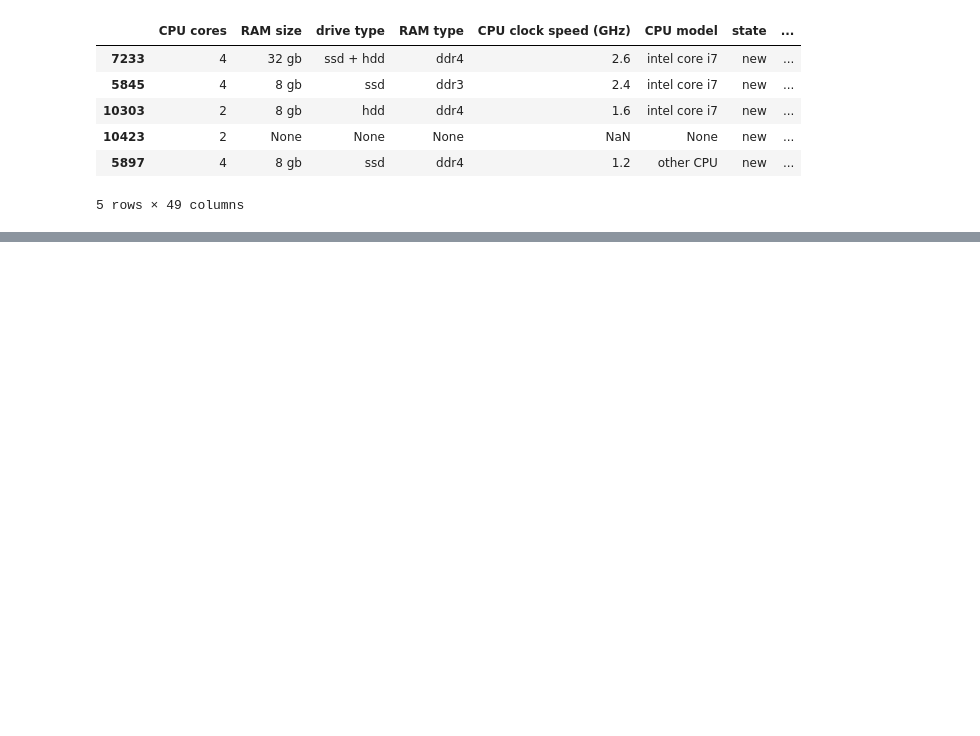
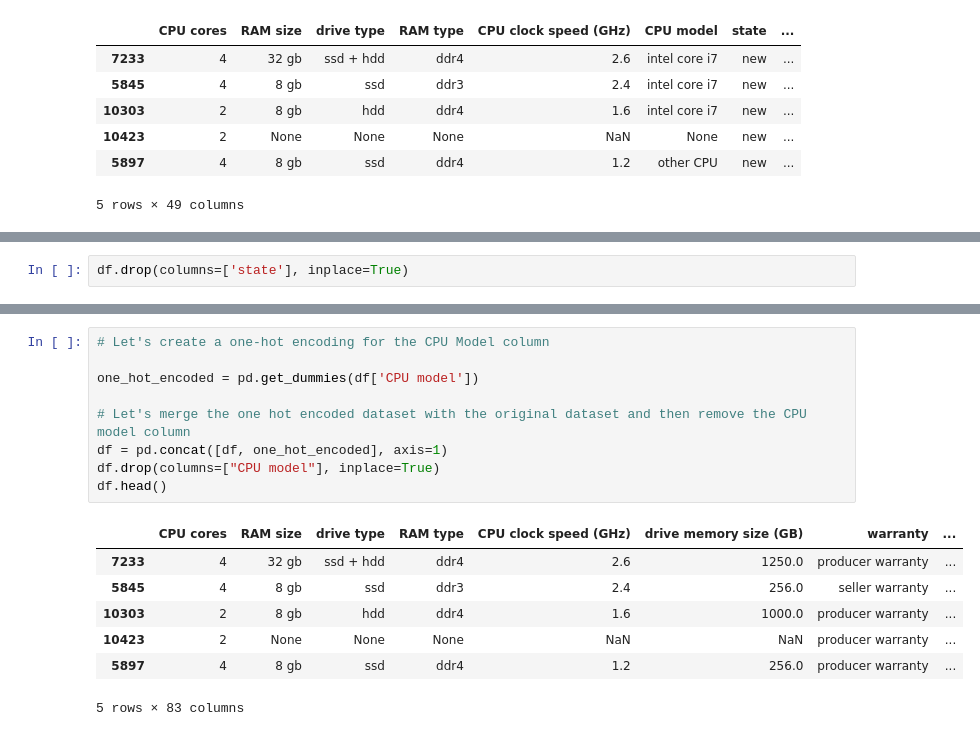
Before and after one commit to alyab16/Laptop-Price-Prediction, a Jupyter notebook: Laptop Price Prediction.ipynb, the cells around one changed output, grey strips where cells are left out. Cells and saved outputs as stored; diff of their text form; blank space fills up the shorter version.

Commit message:
Added the one hot encoding for the CPU model

```diff
--- a/Laptop Price Prediction.ipynb
+++ b/Laptop Price Prediction.ipynb
@@ -370,0 +378,2 @@ df.head()
+# %%
+df.drop(columns=['state'], inplace=True)
@@ -370,0 +403,17 @@ df.head()
+# %%
+# Let's create a one-hot encoding for the CPU Model column
+
+one_hot_encoded = pd.get_dummies(df['CPU model'])
+
+# Let's merge the one hot encoded dataset with the original dataset and then remove the CPU model column
+df = pd.concat([df, one_hot_encoded], axis=1)
+df.drop(columns=["CPU model"], inplace=True)
+df.head()
+# %% [output]
+|  | CPU cores | RAM size | drive type | RAM type | CPU clock speed (GHz) | drive memory size (GB) | warranty | ... |
+| 7233 | 4 | 32 gb | ssd + hdd | ddr4 | 2.6 | 1250.0 | producer warranty | ... |
+| 5845 | 4 | 8 gb | ssd | ddr3 | 2.4 | 256.0 | seller warranty | ... |
+| 10303 | 2 | 8 gb | hdd | ddr4 | 1.6 | 1000.0 | producer warranty | ... |
+| 10423 | 2 | None | None | None | NaN | NaN | producer warranty | ... |
+| 5897 | 4 | 8 gb | ssd | ddr4 | 1.2 | 256.0 | producer warranty | ... |
+5 rows × 83 columns
```
Also changed, not shown: parts of 3 cells of this notebook.
